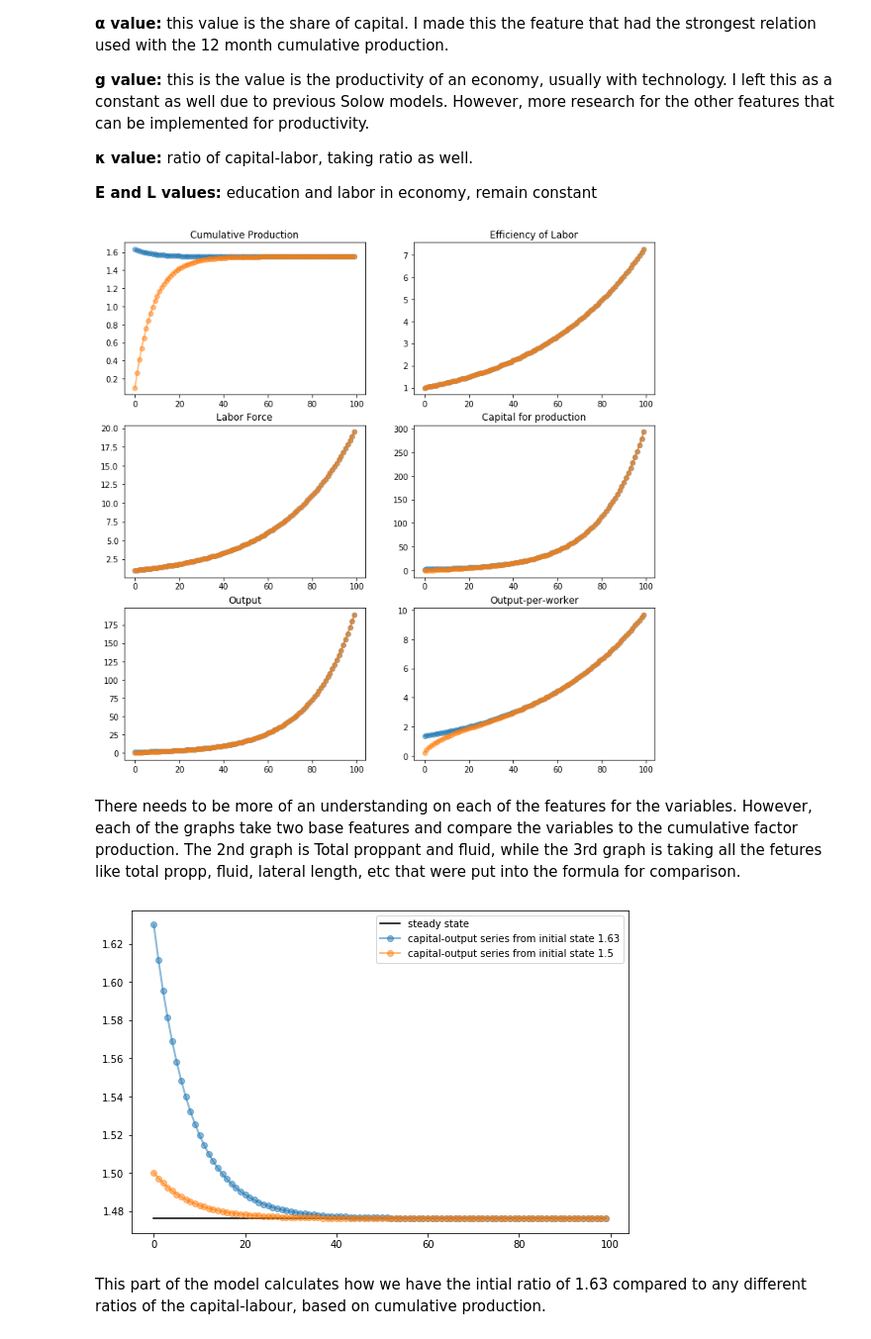
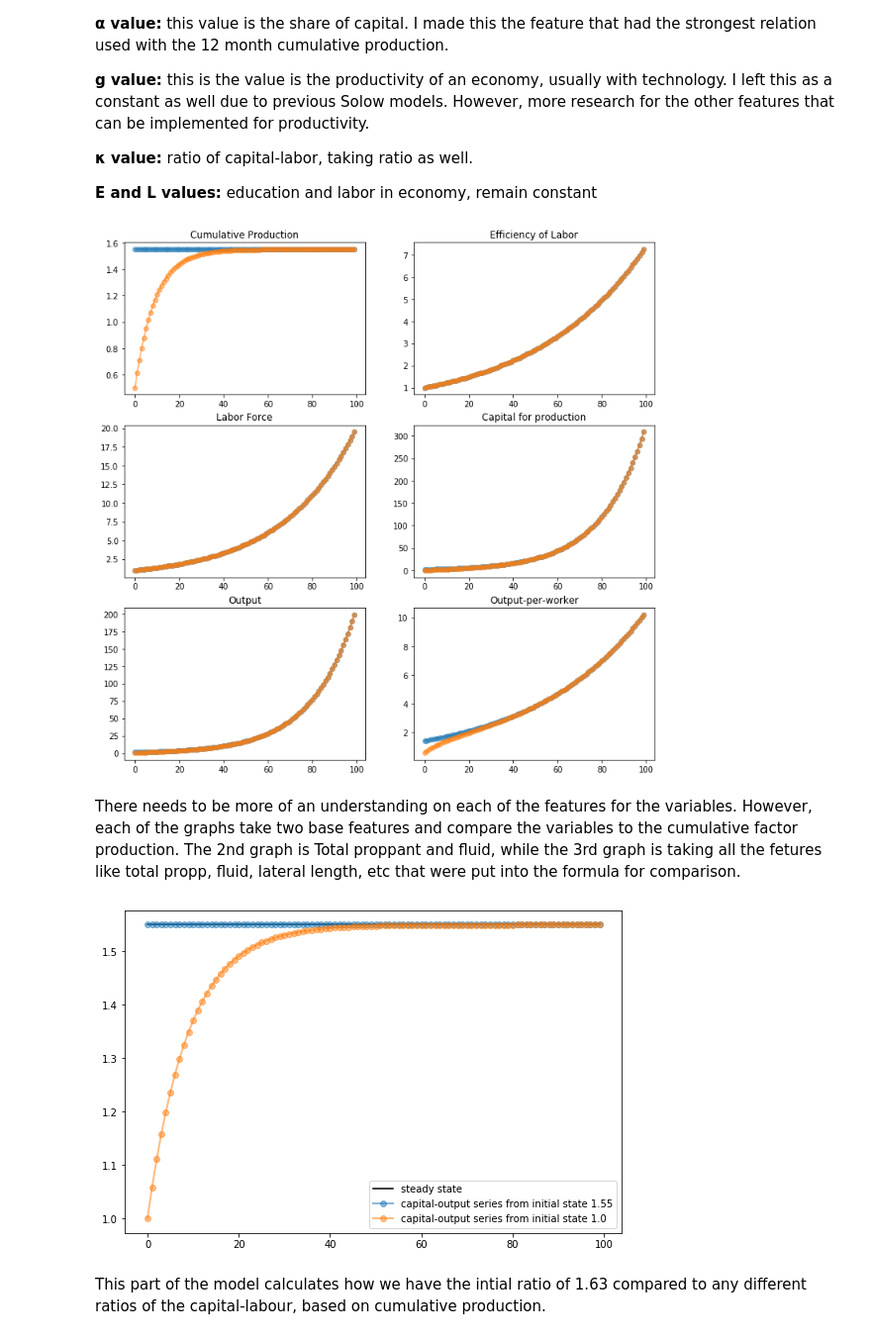
Before and after one commit to FRI-Energy-Analytics/2020_summer_fellows, a Jupyter notebook: Feature Selection - Novel Viz/Model_Testing/Solow.ipynb, the cells around one changed output. Shown: that part at 99% size. Cells and saved outputs as stored; diff of their text form; code cells hidden in the pictures.

```diff
--- a/Feature Selection - Novel Viz/Model_Testing/Solow.ipynb
+++ b/Feature Selection - Novel Viz/Model_Testing/Solow.ipynb
@@ -57,9 +57,9 @@ class Solow:
     def __init__(self, n=0.03,              # Growth of employees
                        s=0.31,              # Time drilled constant
                        δ=0.15,              # Constant depreciation rate, Lateral Length
-                       α=0.40,              # Fluid, bbls
+                       α=0.44,              # Fluid, bbls
                        g=0.02,              # Constant feature of productivity, growth of technology
-                       κ=1.63,              # current capital-labor ratio
+                       κ=1.55,              # current capital-labor ratio
                        E=1.0,               # Constant Education
                        L=1.0):              # Constant Labour
 
@@ -140,9 +140,9 @@ class Solow:
 # %%
 T = 100
 
-s_base = Solow(κ=1.63)
+s_base = Solow(κ=1.55)
 s_base.scenario = "base scenario"
-s_alt = Solow(κ=0.1)
+s_alt = Solow(κ=0.5)
 s_alt.scenario = "alt scenario"
 
 figcontents = {
@@ -165,30 +165,30 @@ for i in range(num_rows):
 
 #   global legend '''
 # %% [output]
-[figure, old version]
+[figure, new version]
 # %% [markdown]
 There needs to be more of an understanding on each of the features for the variables. However, each of the graphs take two base features and compare the variables to the cumulative factor production. The 2nd graph is Total proppant and fluid, while the 3rd graph is taking all the fetures like total propp, fluid, lateral length, etc that were put into the formula for comparison.
 # %%
 T = 100
 
-s_base = Solow(κ=1.63)
-s_alt = Solow(κ=1.5)
+s_base = Solow(κ=1.55)
+s_alt = Solow(κ=1.0)
 
 fig, ax = plt.subplots(figsize=(9, 6))
 
 # Plot the common steady-state value of the capital-output ratio
 ax.plot([s_base.steady_state()]*T, 'k-', label='steady state')
 
 # Plot time series for each economy
 for s in s_base, s_alt:
     lb = f'capital-output series from initial state {s.initdata["κ"]}'
     ax.plot(s.generate_sequence(T), 'o-', lw=2, alpha=0.5, label=lb)
 
 
 ax.legend()
 plt.show()
 # %% [output]
-[figure, old version]
+[figure, new version]
 # %% [markdown]
 This part of the model calculates how we have the intial ratio of 1.63 compared to any different ratios of the capital-labour, based on cumulative production.
 # %%
```
Also changed, not shown: parts of 1 cell of this notebook.
